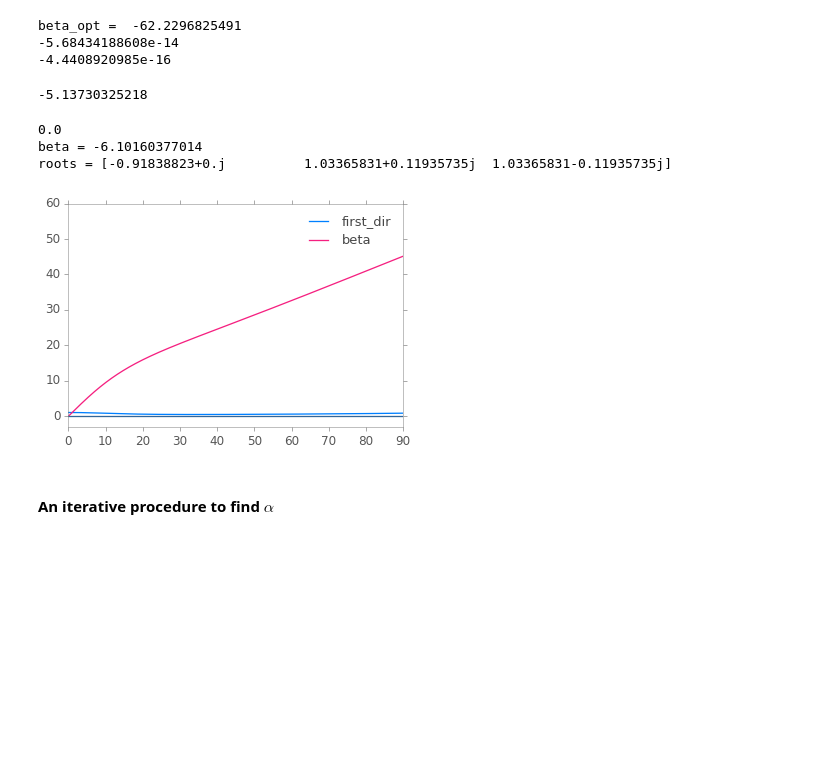
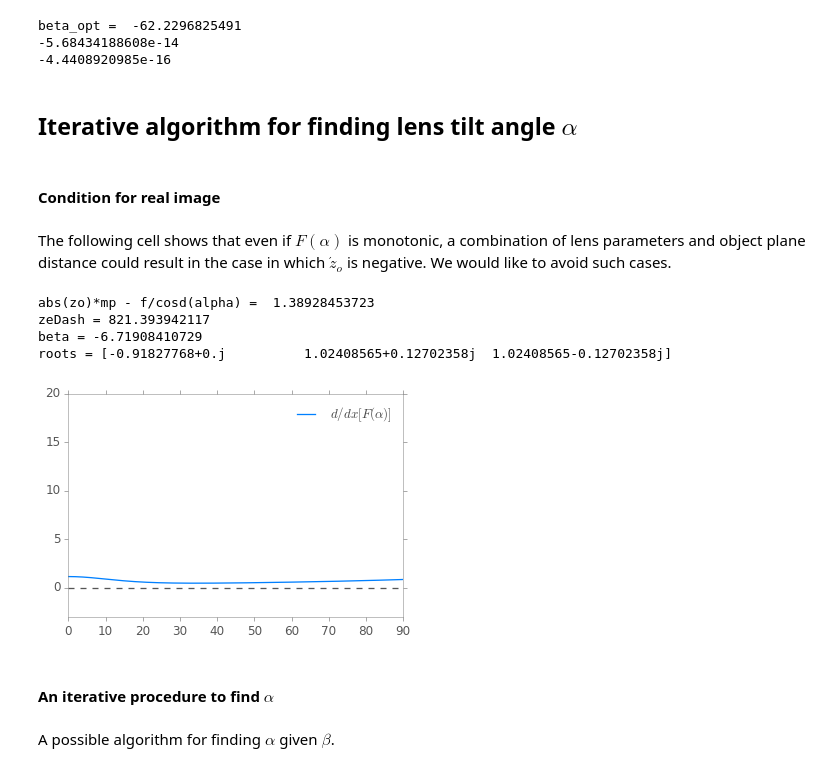
Before and after one commit to indranilsinharoy/phd-artifacts, a Jupyter notebook: chapters/chapter03_geometricmodel/code/StudyOfAngularRelationshipsForLensTiltForFocusing.ipynb, the cells around one changed output. Cells and saved outputs as stored; diff of their text form; code cells hidden in the pictures; blank space fills up the shorter version.

```diff
--- a/chapters/chapter03_geometricmodel/code/StudyOfAngularRelationshipsForLensTiltForFocusing.ipynb
+++ b/chapters/chapter03_geometricmodel/code/StudyOfAngularRelationshipsForLensTiltForFocusing.ipynb
@@ -657,21 +681,3 @@ alpha (approximate) = 4.99895906397
 Effect of alpha approximate on zDash:
 zDash (true) =  29.2399513946
 zDash (approx) =  29.2399175376
-# %%
-zo = -509.0
-f = 25.0
-mp = 6.0
-
-fig, ax = plt.subplots(1, 1, figsize=(8, 4))
-alphaExact = np.linspace(-20, 20, 80)
-
-alphaApprox = []
-for alpha in alphaExact:
-    betaExact = get_beta2(zo, f, mp, alpha)
-    alphaApprox.append(alpha_approx(zo, f, mp, betaExact))
-alphaApprox = np.array(alphaApprox)
-err = np.abs(alphaExact - alphaApprox)
-relErr = err/np.abs(alphaExact)#
-ax.plot(alphaExact, relErr, clip_on=False)
-
-plt.show()
@@ -810,35 +749,43 @@ print(t + sind(alphaOpt)*(mp*zo + fl*(1-mp)*cosd(alphaOpt))/(fl*(mp*cosd(alphaOp
 beta_opt =  -62.2296825491
 -5.68434188608e-14
 -4.4408920985e-16
-# %%
-# finding the optimum angle
-alpha_thin(zo=-509.0, f=24.0, beta=betaOpt)
-# %% [output]
--5.13730325218
+# %% [markdown]
+## Iterative algorithm for finding lens tilt angle $\alpha$
+# %% [markdown]
+#### Condition for real image
+# %% [markdown]
+The following cell shows that even if $F(\alpha)$ is monotonic, a combination of lens parameters and object plane distance could result in the case in which $\acute{z}_o$ is negative. We would like to avoid such cases.
 # %%
-#zo=-539.359427021; f=89.8074019381; mp=0.155474178141; alpha=-6.10160377014;
-zo=-539.359427021; f=83.38141419767325; mp=0.155474178141; alpha=-6.10160377014;
+#zo=-539.359427021; f=89.8074019381; mp=0.155474178141; alpha=-6.10160377014;    # Image is virtual, zeDash is -ve
+#zo=-539.359427021; f=83.38141419767325; mp=0.155474178141; alpha=-6.10160377014;  # Image at infinity
+zo=-539.359427021; f=82; mp=0.155474178141; alpha=-6.10160377014;
 
-print(abs(zo)*mp - f/cosd(alpha))
+print('abs(zo)*mp - f/cosd(alpha) = ', abs(zo)*mp - f/cosd(alpha))
+# setting d=0, because I am just interested in zeDash
 
-#zo=-539.359427021; f=89.8074019381; mp=1.0; alpha=-6.10160377014;
+print('zeDash =', get_zoDash2(zo, f, mp, 0, alpha))
+
 beta = get_beta2(zo=zo, f=f, mp=mp, alpha=alpha)
 print('beta =', beta)
 roots, disc = roots_first_derivative_Falpha(zo, f, mp)
 print('roots =', roots)
 
 alpha = np.linspace(0., 89.9999, 1000)
-plt.plot(alpha, first_derivative_Falpha(zo, f, mp, alpha), label='first_dir')
-plt.plot(alpha, get_beta2(zo, f, mp, alpha), label='beta')
+plt.plot(alpha, first_derivative_Falpha(zo, f, mp, alpha), label=r'$d/dx [F(\alpha)]$')
+#plt.plot(alpha, get_beta2(zo, f, mp, alpha), label='beta')
 ax = plt.gca()
-ax.axhline()
-ax.set_ylim(-3, 60)
+ax.axhline(color='#555555', linestyle='dashed')
+#ax.set_ylim(-3, 60)
+ax.set_ylim(-3, 20)
 ax.legend()
 plt.show()
 # %% [output]
-0.0
-beta = -6.10160377014
-roots = [-0.91838823+0.j          1.03365831+0.11935735j  1.03365831-0.11935735j]
+abs(zo)*mp - f/cosd(alpha) =  1.38928453723
+zeDash = 821.393942117
+beta = -6.71908410729
+roots = [-0.91827768+0.j          1.02408565+0.12702358j  1.02408565-0.12702358j]
-[figure, old version]
+[figure, new version]
 # %% [markdown]
 #### An iterative procedure to find $\alpha$
+# %% [markdown]
+A possible algorithm for finding $\alpha$ given $\beta$.
```
Also changed, not shown: parts of 21 cells of this notebook, 2 other files.
